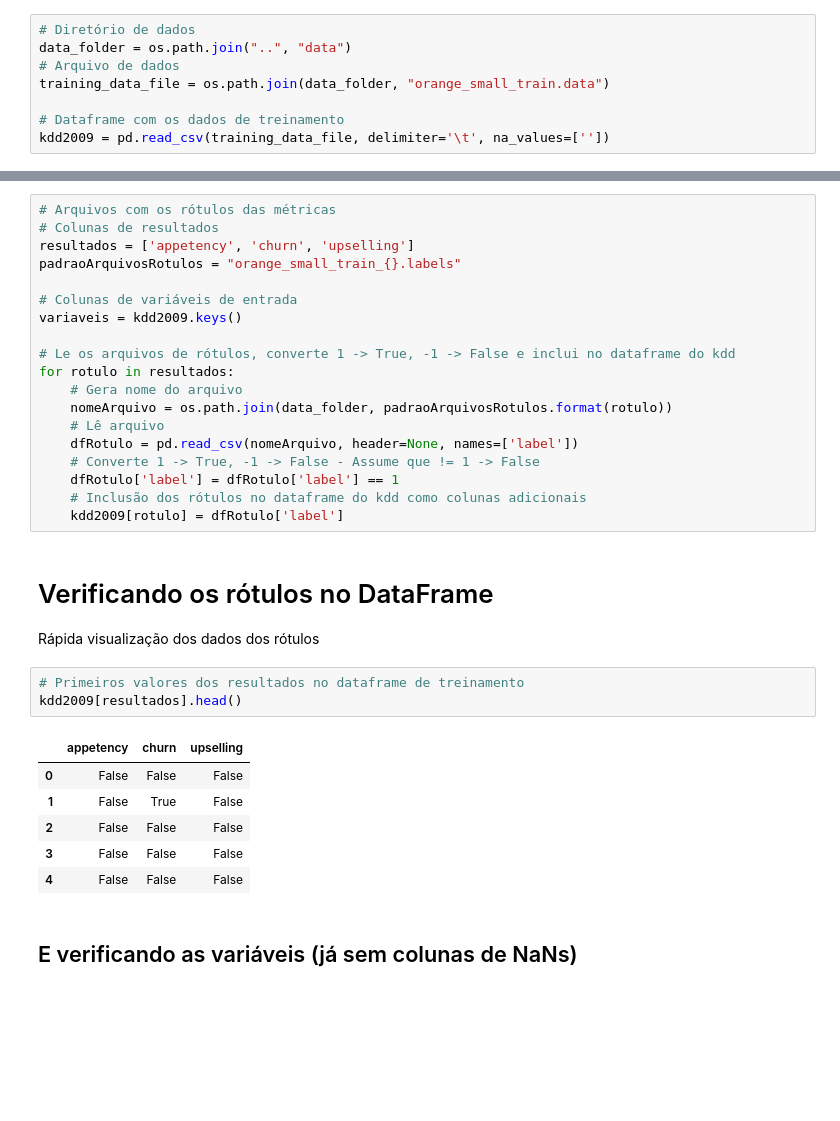
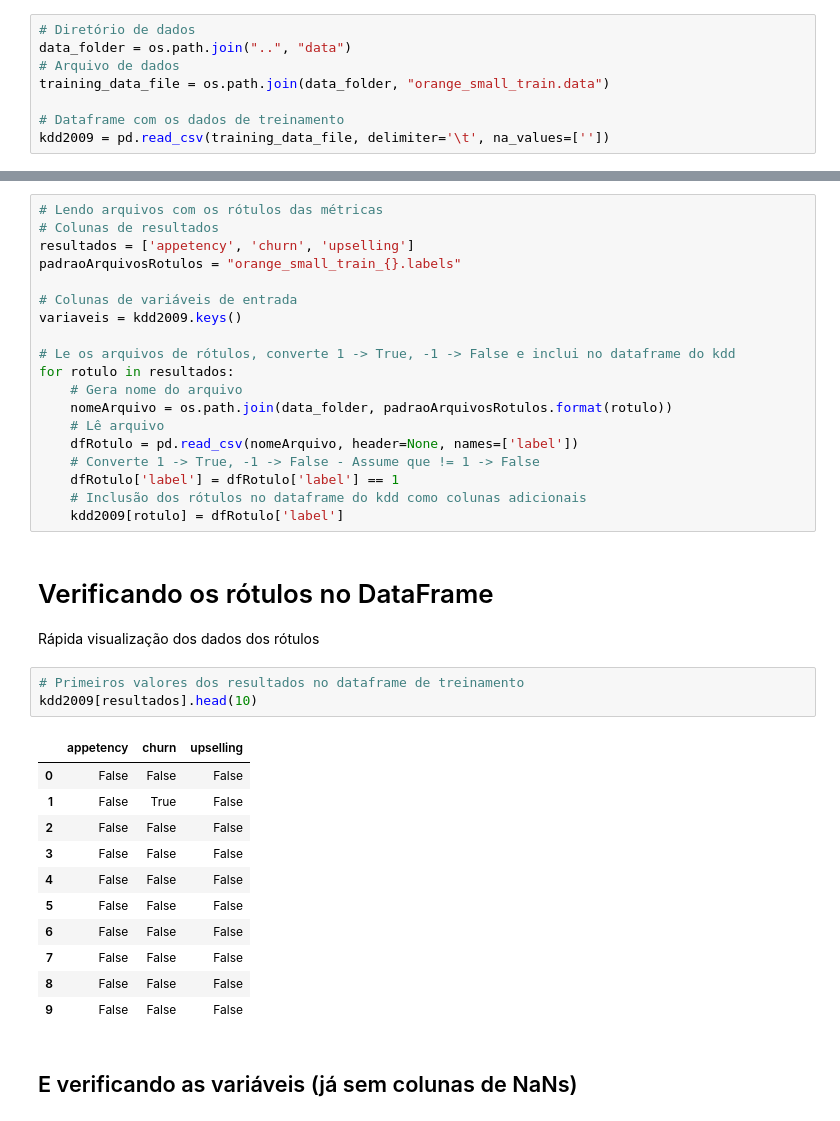
Before and after one commit to RobStelling/KDD2009, a Jupyter notebook: python/Abordagem_Simplista.ipynb, the cells around one changed output, grey strips where cells are left out. Drawn from its saved outputs; the diff is of its cells as text; blank space fills up the shorter version.

```diff
--- a/python/Abordagem_Simplista.ipynb
+++ b/python/Abordagem_Simplista.ipynb
@@ -85,5 +120,5 @@ Os rótulos estão em arquivos separados. Colunas com os tres rótulos serão in
 # %%
-# Arquivos com os rótulos das métricas
+# Lendo arquivos com os rótulos das métricas
 # Colunas de resultados
 resultados = ['appetency', 'churn', 'upselling']
 padraoArquivosRotulos = "orange_small_train_{}.labels"
@@ -106,14 +141,19 @@ for rotulo in resultados:
 Rápida visualização dos dados dos rótulos
 # %%
 # Primeiros valores dos resultados no dataframe de treinamento
-kdd2009[resultados].head()
+kdd2009[resultados].head(10)
 # %% [output]
 |  | appetency | churn | upselling |
 | 0 | False | False | False |
 | 1 | False | True | False |
 | 2 | False | False | False |
 | 3 | False | False | False |
 | 4 | False | False | False |
+| 5 | False | False | False |
+| 6 | False | False | False |
+| 7 | False | False | False |
+| 8 | False | False | False |
+| 9 | False | False | False |
 # %% [markdown]
 ## E verificando as variáveis (já sem colunas de NaNs)
 # %%
```
Also changed, not shown: parts of 10 cells of this notebook.
